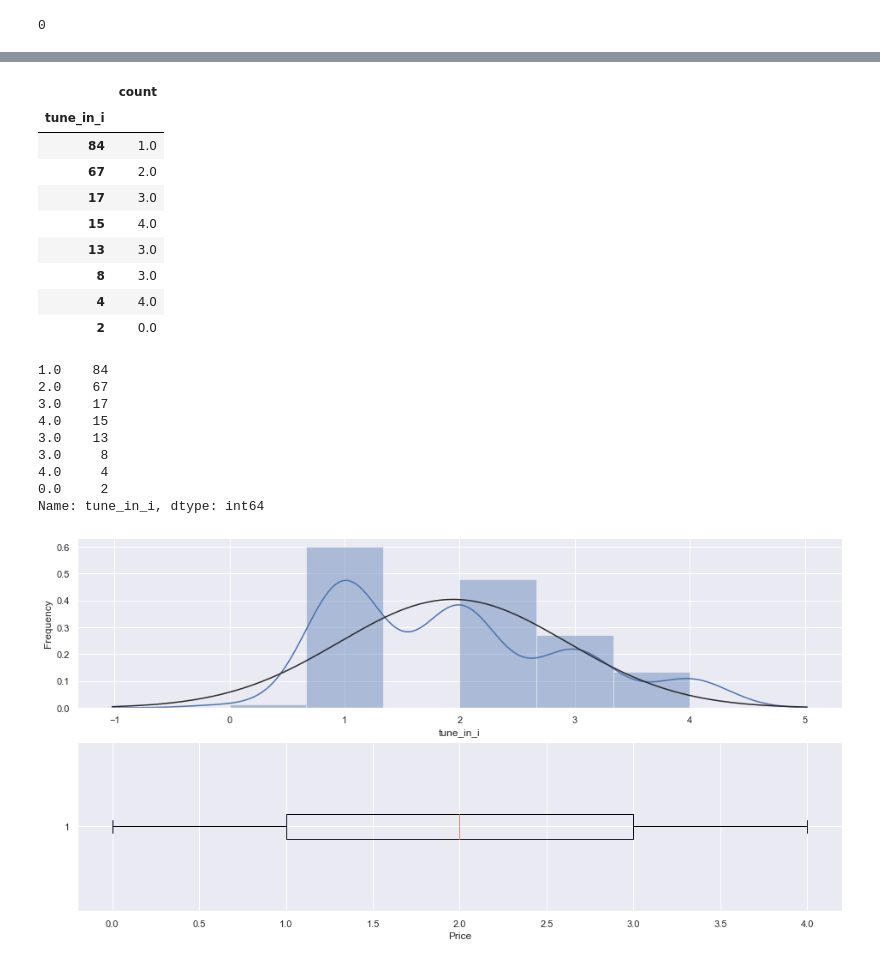
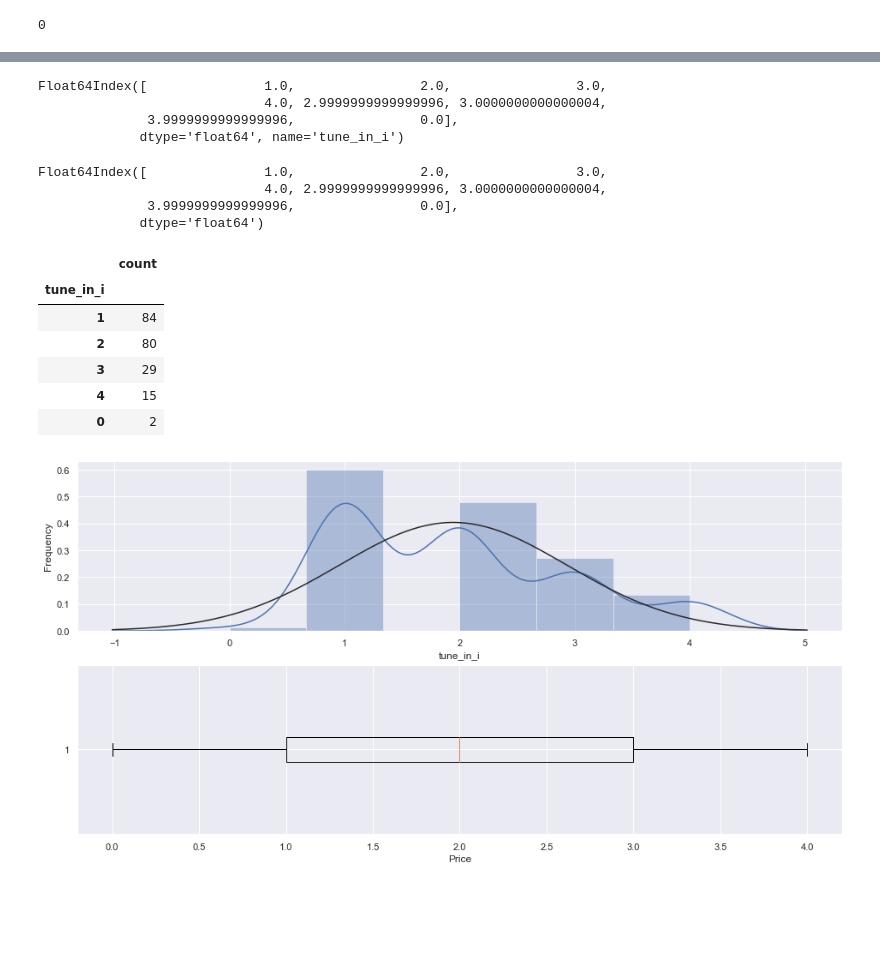
Before and after one commit to vanitoz/Bayesian-GLM-and-Multivariable-Linear-Regression, a Jupyter notebook: EDA_bet_awards.ipynb, the cells around one changed output, grey strips where cells are left out. Drawn from its saved outputs; the diff is of its cells as text; code cells hidden in the pictures; blank space fills up the shorter version.

```diff
--- a/EDA_bet_awards.ipynb
+++ b/EDA_bet_awards.ipynb
@@ -64,30 +64,35 @@ data.describe()
 # %%
 # Distribution of the target variable
 
-pd.DataFrame(data.tune_in_i.value_counts()).reset_index().rename(columns={'index':'count'}).set_index('tune_in_i')
+df = pd.DataFrame(data.tune_in_i.value_counts()).reset_index().rename(columns={'tune_in_i':'count', 'index':'tune_in_i'}).set_index('tune_in_i')
-# %% [output]
-|  | count |
-| tune_in_i |  |
-| 84 | 1.0 |
-| 67 | 2.0 |
-| 17 | 3.0 |
-| 15 | 4.0 |
-| 13 | 3.0 |
-| 8 | 3.0 |
-| 4 | 4.0 |
-| 2 | 0.0 |
+# %%
+df.index
+# %% [output]
+Float64Index([               1.0,                2.0,                3.0,
+                             4.0, 2.9999999999999996, 3.0000000000000004,
+              3.9999999999999996,                0.0],
+             dtype='float64', name='tune_in_i')
+# %%
+data.tune_in_i.value_counts().index
+# %% [output]
+Float64Index([               1.0,                2.0,                3.0,
+                             4.0, 2.9999999999999996, 3.0000000000000004,
+              3.9999999999999996,                0.0],
+             dtype='float64')
 # %%
-data.tune_in_i.value_counts()
+data.tune_in_i =  data.tune_in_i.astype(int)
-# %% [output]
-1.0    84
-2.0    67
-3.0    17
-4.0    15
-3.0    13
-3.0     8
-4.0     4
-0.0     2
-Name: tune_in_i, dtype: int64
+# %%
+# Distribution of the target variable
+
+pd.DataFrame(data.tune_in_i.value_counts()).reset_index().rename(columns={'tune_in_i':'count', 'index':'tune_in_i'}).set_index('tune_in_i')
+# %% [output]
+|  | count |
+| tune_in_i |  |
+| 1 | 84 |
+| 2 | 80 |
+| 3 | 29 |
+| 4 | 15 |
+| 0 | 2 |
 # %%
 target_distribution(data.tune_in_i)
 # %% [output]
```
